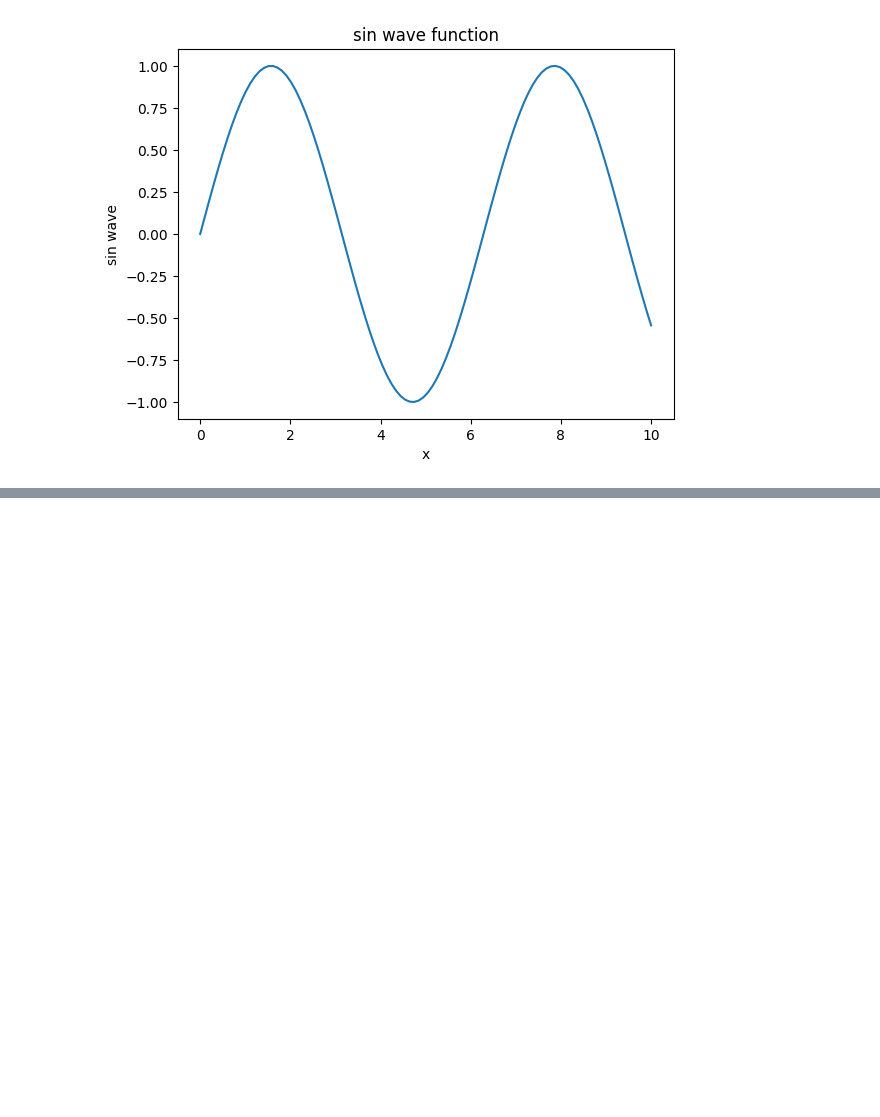
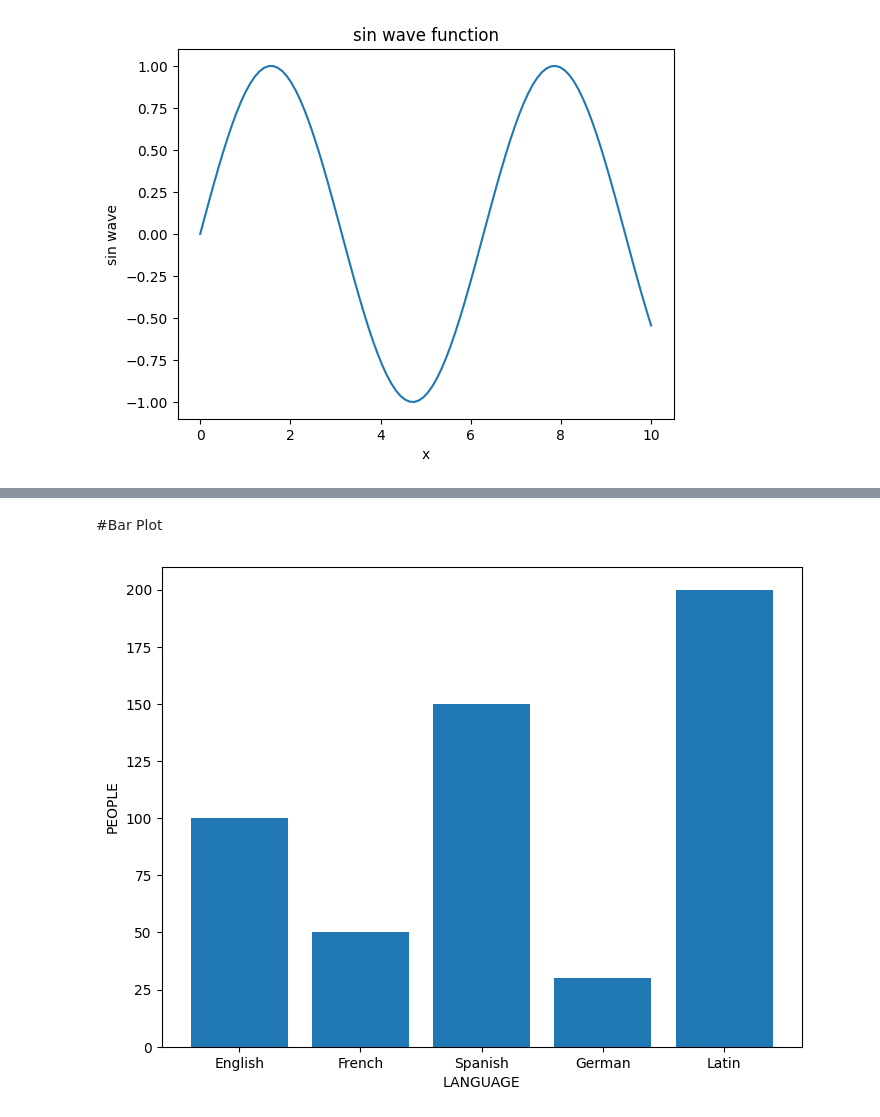
Before and after one commit to officialaryansingh/matplot_lib, a Jupyter notebook: Mathplotlib_basics.ipynb, the cells around one changed output, grey strips where cells are left out. Cells and saved outputs as stored; diff of their text form; code cells hidden in the pictures; blank space fills up the shorter version.

```diff
--- a/Mathplotlib_basics.ipynb
+++ b/Mathplotlib_basics.ipynb
@@ -89,0 +124,13 @@ plt.show()
+# %% [markdown]
+#Bar Plot
+# %%
+fig = plt.figure()
+ax = fig.add_axes([0,0,1,1])
+languages = ['English','French','Spanish','German','Latin']
+people = [100,50,150,30,200]
+ax.bar(languages,people)
+plt.xlabel('LANGUAGE')
+plt.ylabel('PEOPLE')
+plt.show()
+# %% [output]
+[figure, added]
```
Also changed, not shown: parts of 3 cells of this notebook.
